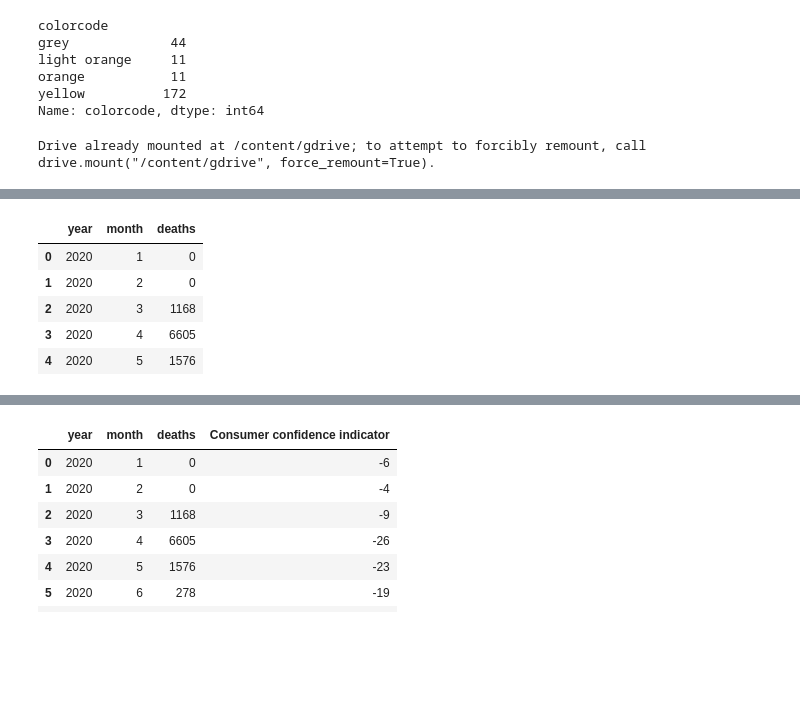
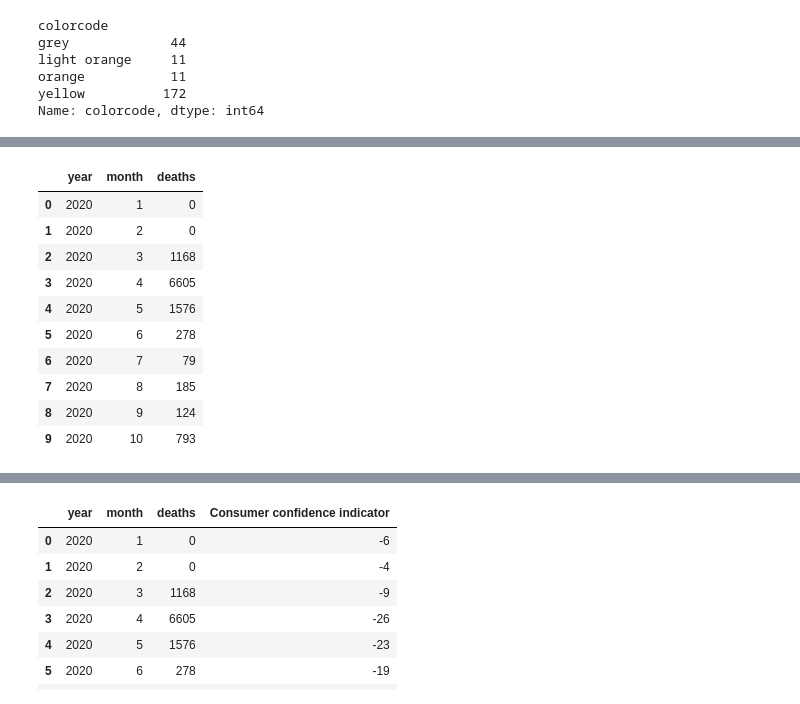
Before and after one commit to HOGENT-Databases/DB3-Workshops, a Jupyter notebook: notebooks/Pandas_Matplotlib_Case_Corona.ipynb, the cells around one changed output, grey strips where cells are left out. Saved outputs shown, nothing was run; the diff lists cells and outputs as text; code cells hidden in the pictures; blank space fills up the shorter version.

```diff
--- a/notebooks/Pandas_Matplotlib_Case_Corona.ipynb
+++ b/notebooks/Pandas_Matplotlib_Case_Corona.ipynb
@@ -764,5 +787,5 @@ See the caveats in the documentation: https://pandas.pydata.org/pandas-docs/stab
 # %%
 # LEAD
-coviddata['cases_previous_day'] = coviddata.sort_values(by=['dateRep'], ascending=True).groupby(['country'])['cases'].shift(-1)
-coviddata.head()
+coviddata['cases_next_day'] = coviddata.sort_values(by=['dateRep'], ascending=True).groupby(['country'])['cases'].shift(-1)
+coviddata[coviddata['country']=='Belgium'].sort_values(by=['dateRep'], ascending=True).tail()
 # %% [output]
@@ -830,6 +844,8 @@ extra[extra['rank'] <= 5].sort_values(by=['country','rank'], ascending=True).hea
 # Running Average
 # Calculate the average number of cases registered in the past week
 # In SQL: AVG(cases) OVER (ORDER BY dateRep ROWS BETWEEN 6 PRECEDING AND CURRENT ROW) as avg_number_cases_past_week
-extra['avg_number_cases_past_week'] = extra.sort_values(by=['dateRep'], ascending=True).groupby('country')['cases'].rolling(7, min_periods=1).mean().reset_index(drop=True, level=0)
-extra.head()
+extra['avg_number_cases_past_week'] = extra.sort_values(by=['dateRep'], ascending=True).groupby('country')['cases'].rolling(7).mean().reset_index(drop=True,level=0)
+# drop = True: drops index from result so new column fits into dataframe
+# level = 0: drops only level 0 from index, otherwise all levels are removed
+extra[extra['country'] == 'Belgium'].head()
 # %% [output]
@@ -847,3 +858,5 @@ See the caveats in the documentation: https://pandas.pydata.org/pandas-docs/stab
 # %%
-# Exercise: Calculate the average number of cases registered in the past week per 100000 inhabitants
+# Calculate the average number of cases registered in the past week per 100000 inhabitants
+extra['avg_number_cases_past_week_per_100000'] = extra['avg_number_cases_past_week']*100000/extra['popData2019']
+extra
 # %% [output]
@@ -958,12 +972,6 @@ light orange     11
 orange           11
 yellow          172
 Name: colorcode, dtype: int64
-# %%
-# Mount google drive
-from google.colab import drive
-drive.mount('/content/gdrive')
-# %% [output]
-Drive already mounted at /content/gdrive; to attempt to forcibly remount, call drive.mount("/content/gdrive", force_remount=True).
 # %%
 # We wonder if the number of deaths has an effect on the Belgian Consumer Confidence
 # Read the file Belgian Consumer Confidence
@@ -977,14 +987,21 @@ consumer_confidence_data.head()
 | 3 | 2020 | 4 | -26 | -47 | 60 | ... |
 | 4 | 2020 | 5 | -23 | -28 | 70 | ... |
 # %%
-# Exercise: Calculate the total number of deaths per Year and Month in Belgium
+# Calculate the total number of deaths per Year and Month in Belgium
+covid_belgium_deaths = covid_belgium.groupby(['year','month'])['deaths'].sum().reset_index()
+covid_belgium_deaths
 # %% [output]
 |  | year | month | deaths |
 | 0 | 2020 | 1 | 0 |
 | 1 | 2020 | 2 | 0 |
 | 2 | 2020 | 3 | 1168 |
 | 3 | 2020 | 4 | 6605 |
 | 4 | 2020 | 5 | 1576 |
+| 5 | 2020 | 6 | 278 |
+| 6 | 2020 | 7 | 79 |
+| 7 | 2020 | 8 | 185 |
+| 8 | 2020 | 9 | 124 |
+| 9 | 2020 | 10 | 793 |
 # %%
 # Merge the previous dataframe with the consumer_confidence_data
 covid_belgium_deaths_consumer_confidence =  pd.merge(covid_belgium_deaths, consumer_confidence_data,  how='inner', left_on=['year','month'], right_on = ['Year','Month'])
```
Also changed, not shown: parts of 43 cells of this notebook.
